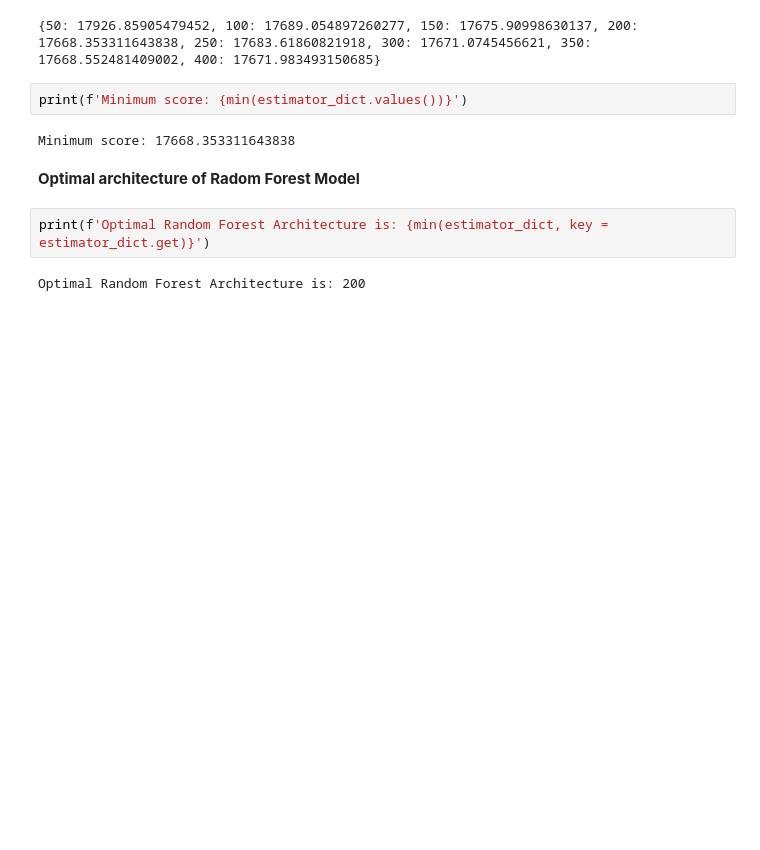
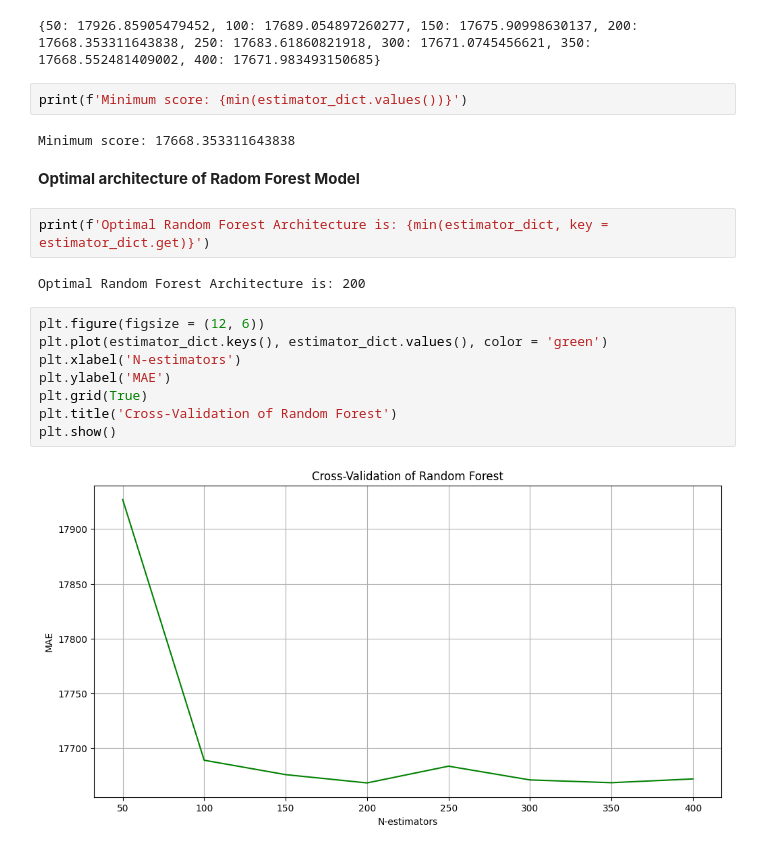
Before and after one commit to Godwin-Anku/machine-learning-models, a Jupyter notebook: Machine_Learning_Project_Melbourne_Housing.ipynb, the cells around one changed output. Saved outputs shown, nothing was run; the diff lists cells and outputs as text; blank space fills up the shorter version.

```diff
--- a/Machine_Learning_Project_Melbourne_Housing.ipynb
+++ b/Machine_Learning_Project_Melbourne_Housing.ipynb
@@ -286,3 +286,13 @@ Minimum score: 17668.353311643838
 print(f'Optimal Random Forest Architecture is: {min(estimator_dict, key = estimator_dict.get)}')
 # %% [output]
 Optimal Random Forest Architecture is: 200
+# %%
+plt.figure(figsize = (12, 6))
+plt.plot(estimator_dict.keys(), estimator_dict.values(), color = 'green')
+plt.xlabel('N-estimators')
+plt.ylabel('MAE')
+plt.grid(True)
+plt.title('Cross-Validation of Random Forest')
+plt.show()
+# %% [output]
+[figure, added]
```
